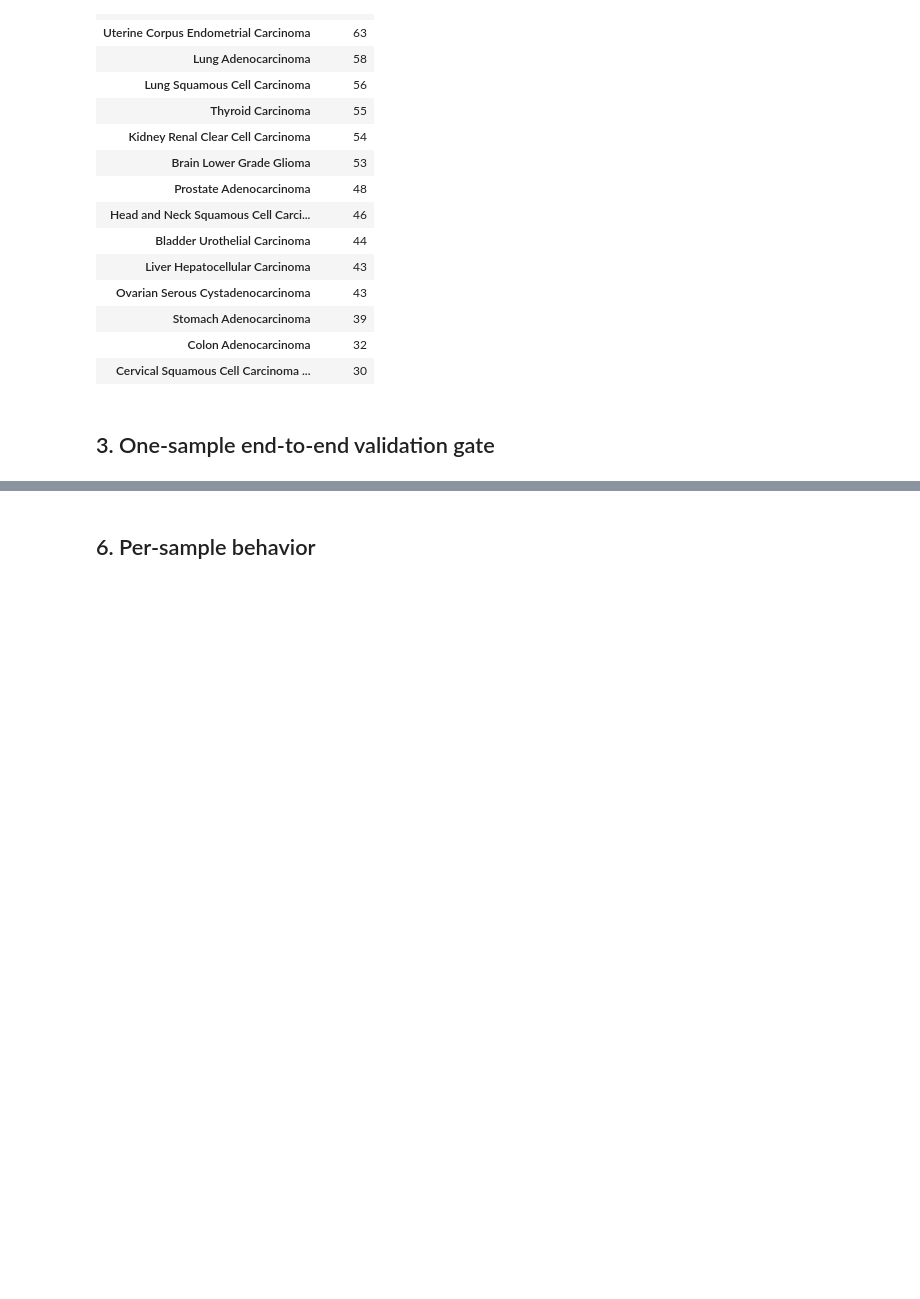
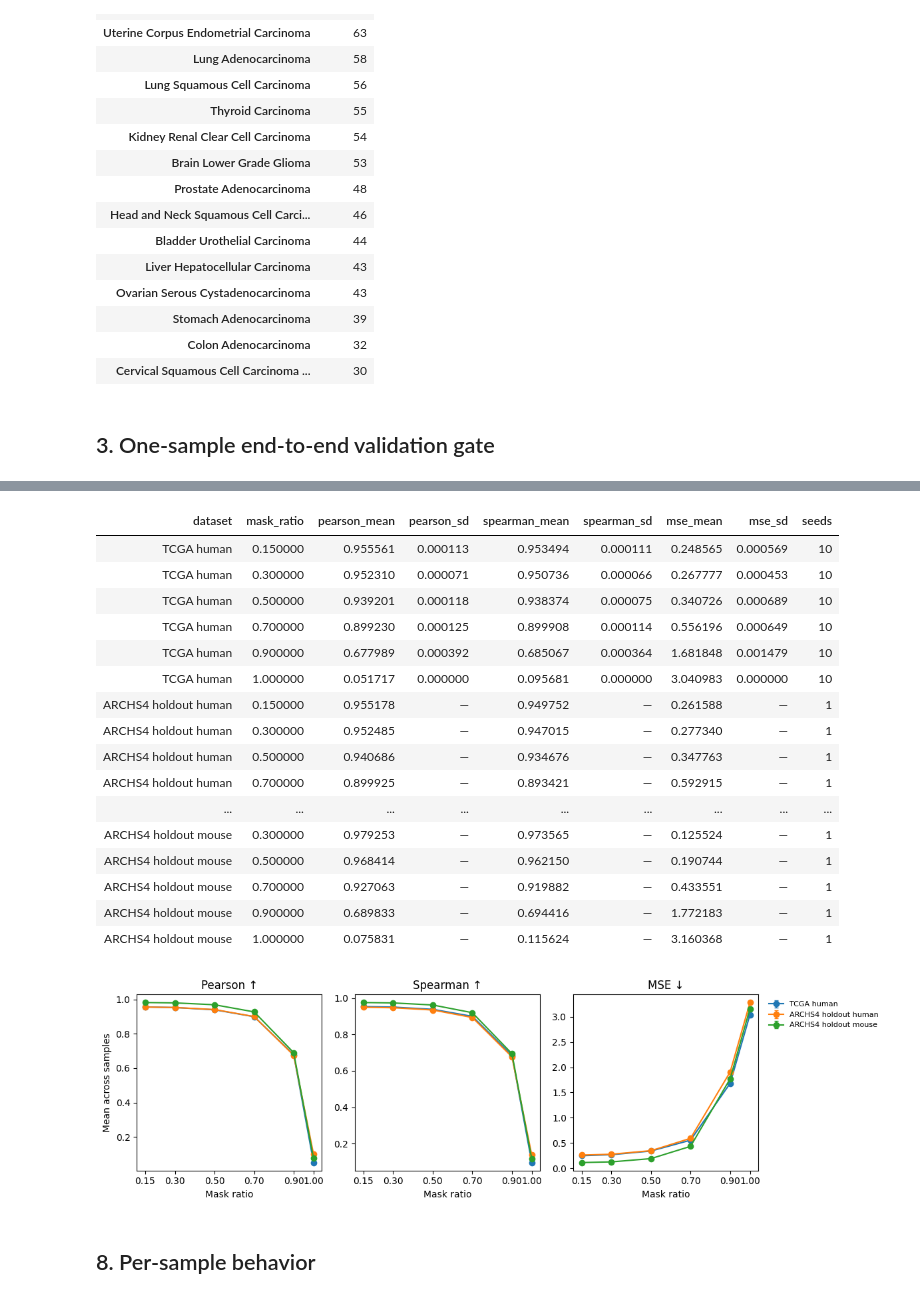
Before and after one commit to alwalt/bridge-rna, a Jupyter notebook: benchmarks/tcga_imputation/tcga_imputation_benchmark.ipynb, the cells around one changed output, grey strips where cells are left out. Cells and saved outputs as stored; diff of their text form; code cells hidden in the pictures; blank space fills up the shorter version.

```diff
--- a/benchmarks/tcga_imputation/tcga_imputation_benchmark.ipynb
+++ b/benchmarks/tcga_imputation/tcga_imputation_benchmark.ipynb
@@ -34,6 +34,8 @@ shared_genes = pd.read_csv(RESULTS / 'shared_genes.csv')
 summary_path = RESULTS / 'summary_results.parquet'
 per_seed_path = RESULTS / 'per_seed_results.parquet'
 per_sample_path = RESULTS / 'per_sample_results.parquet'
+archs4_summary_path = RESULTS / 'archs4_holdout_summary_results.parquet'
+archs4_per_seed_path = RESULTS / 'archs4_holdout_per_seed_results.parquet'
 print(f"Samples: {len(samples):,}; shared evaluable genes: {len(shared_genes):,}; validation: {validation['status']}")
 # %% [output]
 Samples: 1,000; shared evaluable genes: 15,101; validation: passed
@@ -132,5 +188,49 @@ if summary_path.is_file():
+# %%
+if summary_path.is_file() and archs4_summary_path.is_file():
+    tcga_ours = summary[(summary.benchmark.eq('native_vocab')) & summary.method.eq('ours_45.6m')].copy()
+    tcga_ours['dataset'] = 'TCGA human'
+    columns = ['dataset', 'mask_ratio', 'pearson_mean', 'pearson_sd',
+               'spearman_mean', 'spearman_sd', 'mse_mean', 'mse_sd', 'seeds']
+    archs4 = pd.read_parquet(archs4_summary_path).copy()
+    archs4['dataset'] = archs4.dataset.map({'archs4_holdout_human': 'ARCHS4 holdout human',
+                                               'archs4_holdout_mouse': 'ARCHS4 holdout mouse'})
+    three_dataset = pd.concat([tcga_ours[columns], archs4[columns]], ignore_index=True)
+    metric_columns = [c for c in three_dataset if c.endswith(('_mean', '_sd'))]
+    display(three_dataset.style.format({c: '{:.6f}' for c in metric_columns}, na_rep='—').hide(axis='index'))
+    fig, axes = plt.subplots(1, 3, figsize=(12, 3.6))
+    for dataset, frame in three_dataset.groupby('dataset', sort=False):
+        frame = frame.sort_values('mask_ratio')
+        for ax, metric in zip(axes, ['pearson', 'spearman', 'mse']):
+            ax.errorbar(frame.mask_ratio, frame[f'{metric}_mean'],
+                        yerr=frame[f'{metric}_sd'].fillna(0), marker='o', capsize=2, label=dataset)
+    for ax, title in zip(axes, ['Pearson ↑', 'Spearman ↑', 'MSE ↓']):
+        ax.set(xlabel='Mask ratio', title=title, xticks=[0.15, 0.30, 0.50, 0.70, 0.90, 1.00])
+    axes[0].set_ylabel('Mean across samples')
+    axes[-1].legend(frameon=False, fontsize=8, bbox_to_anchor=(1.02, 1))
+    fig.tight_layout()
+else:
+    print('ARCHS4 holdout results are not present yet; run pipeline/run_archs4_holdout.py.')
+# %% [output]
+| dataset | mask_ratio | pearson_mean | pearson_sd | spearman_mean | spearman_sd | mse_mean | mse_sd | seeds |
+| TCGA human | 0.150000 | 0.955561 | 0.000113 | 0.953494 | 0.000111 | 0.248565 | 0.000569 | 10 |
+| TCGA human | 0.300000 | 0.952310 | 0.000071 | 0.950736 | 0.000066 | 0.267777 | 0.000453 | 10 |
+| TCGA human | 0.500000 | 0.939201 | 0.000118 | 0.938374 | 0.000075 | 0.340726 | 0.000689 | 10 |
+| TCGA human | 0.700000 | 0.899230 | 0.000125 | 0.899908 | 0.000114 | 0.556196 | 0.000649 | 10 |
+| TCGA human | 0.900000 | 0.677989 | 0.000392 | 0.685067 | 0.000364 | 1.681848 | 0.001479 | 10 |
+| TCGA human | 1.000000 | 0.051717 | 0.000000 | 0.095681 | 0.000000 | 3.040983 | 0.000000 | 10 |
+| ARCHS4 holdout human | 0.150000 | 0.955178 | — | 0.949752 | — | 0.261588 | — | 1 |
+| ARCHS4 holdout human | 0.300000 | 0.952485 | — | 0.947015 | — | 0.277340 | — | 1 |
+| ARCHS4 holdout human | 0.500000 | 0.940686 | — | 0.934676 | — | 0.347763 | — | 1 |
+| ARCHS4 holdout human | 0.700000 | 0.899925 | — | 0.893421 | — | 0.592915 | — | 1 |
+| ... | ... | ... | ... | ... | ... | ... | ... | ... |
+| ARCHS4 holdout mouse | 0.300000 | 0.979253 | — | 0.973565 | — | 0.125524 | — | 1 |
+| ARCHS4 holdout mouse | 0.500000 | 0.968414 | — | 0.962150 | — | 0.190744 | — | 1 |
+| ARCHS4 holdout mouse | 0.700000 | 0.927063 | — | 0.919882 | — | 0.433551 | — | 1 |
+| ARCHS4 holdout mouse | 0.900000 | 0.689833 | — | 0.694416 | — | 1.772183 | — | 1 |
+| ARCHS4 holdout mouse | 1.000000 | 0.075831 | — | 0.115624 | — | 3.160368 | — | 1 |
+[figure, added]
 # %% [markdown]
-## 6. Per-sample behavior
+## 8. Per-sample behavior
 # %%
 if per_sample_path.is_file():
     per_sample = pd.read_parquet(per_sample_path)
```
Also changed, not shown: parts of 12 cells of this notebook, 10 other files.
